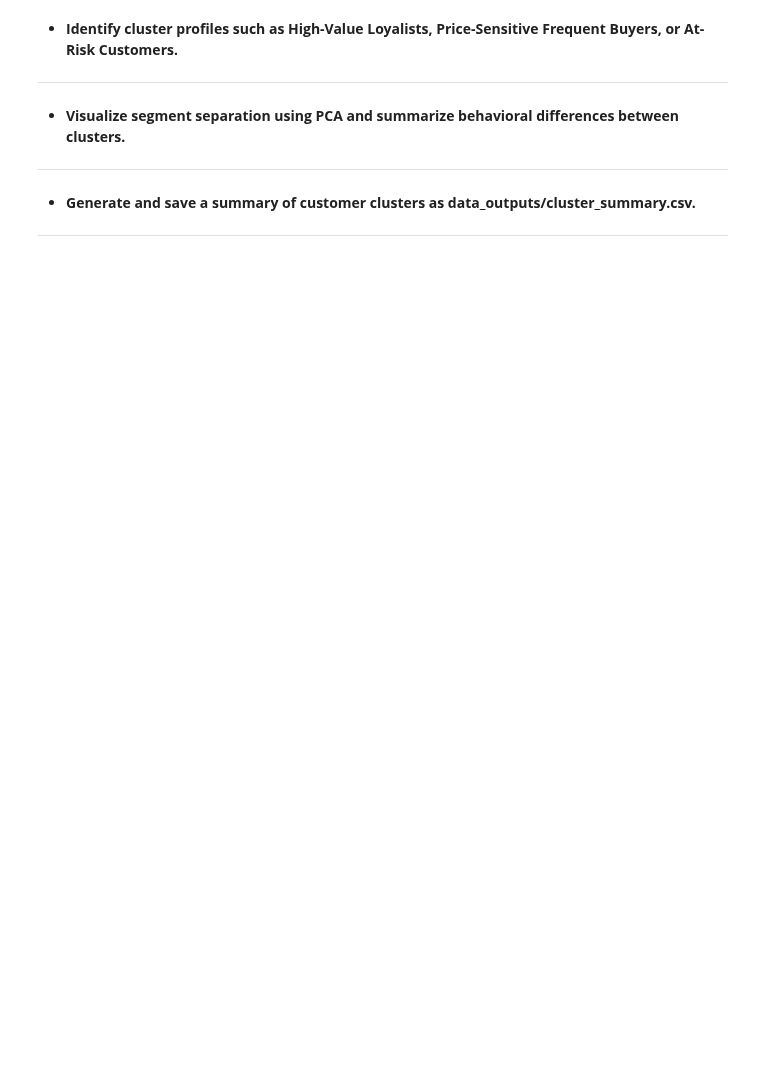
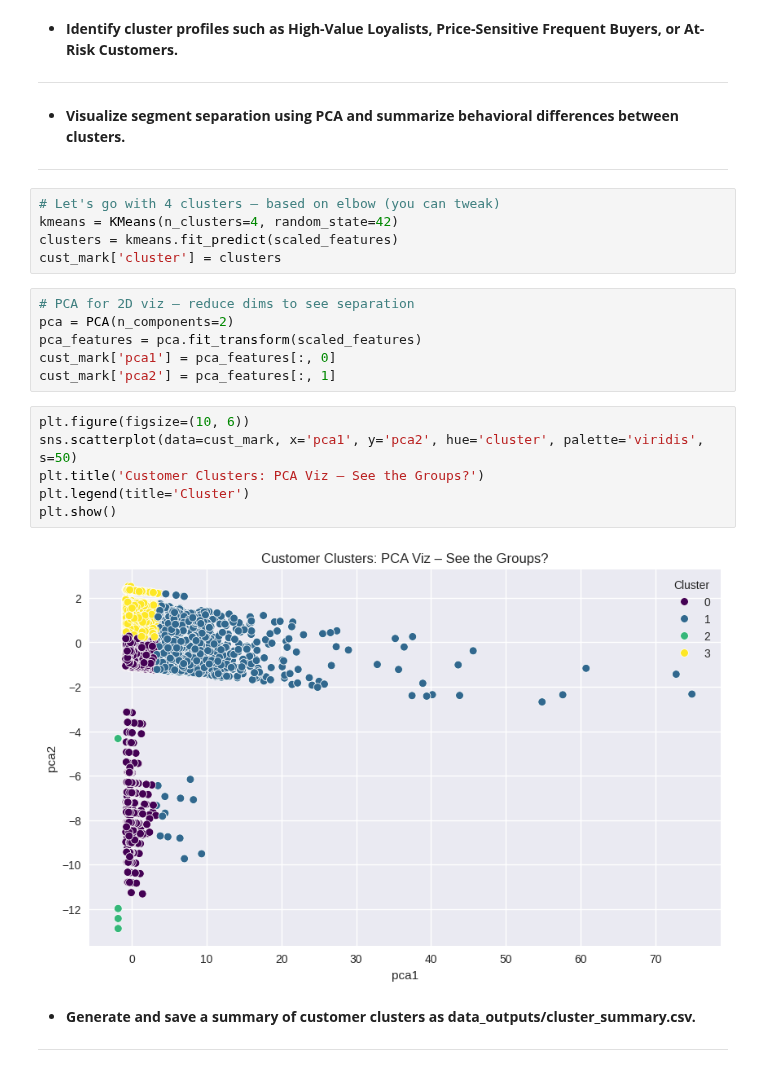
Before and after one commit to Kanakbaghel/Capstone_Project, a Jupyter notebook: Scripts/P3 : Retailsmart Advanced Analytics.ipynb, the cells around one changed output. Saved outputs shown, nothing was run; the diff lists cells and outputs as text; blank space fills up the shorter version.

```diff
--- a/Scripts/P3 : Retailsmart Advanced Analytics.ipynb
+++ b/Scripts/P3 : Retailsmart Advanced Analytics.ipynb
@@ -85,6 +120,25 @@ or At-Risk Customers.**
 between clusters.**
 
 ---
+# %%
+# Let's go with 4 clusters – based on elbow (you can tweak)
+kmeans = KMeans(n_clusters=4, random_state=42)
+clusters = kmeans.fit_predict(scaled_features)
+cust_mark['cluster'] = clusters
+# %%
+# PCA for 2D viz – reduce dims to see separation
+pca = PCA(n_components=2)
+pca_features = pca.fit_transform(scaled_features)
+cust_mark['pca1'] = pca_features[:, 0]
+cust_mark['pca2'] = pca_features[:, 1]
+# %%
+plt.figure(figsize=(10, 6))
+sns.scatterplot(data=cust_mark, x='pca1', y='pca2', hue='cluster', palette='viridis', s=50)
+plt.title('Customer Clusters: PCA Viz – See the Groups?')
+plt.legend(title='Cluster')
+plt.show()
+# %% [output]
+[figure, added]
 # %% [markdown]
 - **Generate and save a summary of customer clusters as
 data_outputs/cluster_summary.csv.**
```
Also changed, not shown: parts of 28 cells of this notebook.
